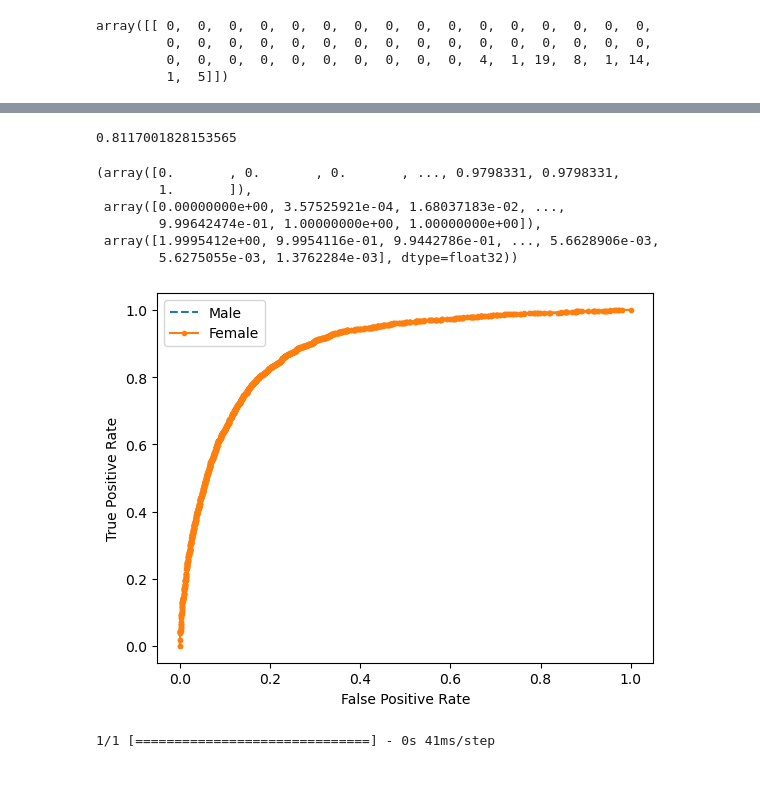
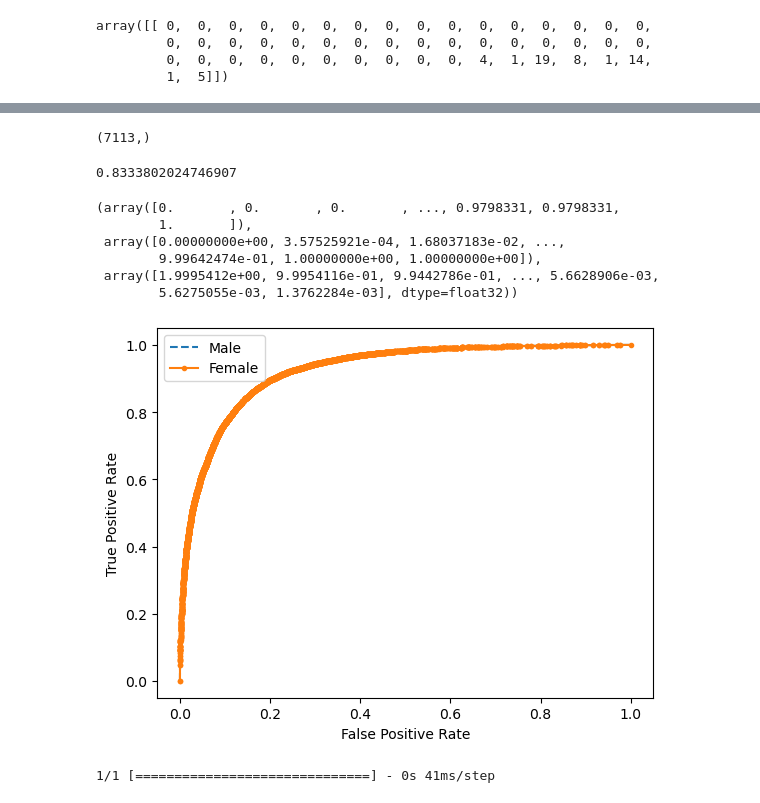
Before and after one commit to adiko225/Predict_sex, a Jupyter notebook: model_pred_sex.ipynb, the cells around one changed output, grey strips where cells are left out. Drawn from its saved outputs; the diff is of its cells as text; code cells hidden in the pictures.

```diff
--- a/model_pred_sex.ipynb
+++ b/model_pred_sex.ipynb
@@ -24,5 +24,6 @@ names.head()
 # %%
 alphabet=list(string.ascii_lowercase)
+alphabet=alphabet+[" "]
 # %%
 names["name"]=names["name"].str.lower()
 data=names.iloc[:, :2]
@@ -79,7 +88,7 @@ data.head()
 | 3 | margaret | 0 | [0, 0, 0, 0, 0, 0, 0, 0, 0, 0, 0,... |
 | 4 | helen | 0 | [0, 0, 0, 0, 0, 0, 0, 0, 0, 0, 0,... |
 # %%
-def lstm_model(num_alphabets=27, name_length=50, embedding_dim=256):
+def lstm_model(num_alphabets=28, name_length=50, embedding_dim=256):
     model = Sequential([
         Embedding(num_alphabets, embedding_dim, input_length=name_length),
         Bidirectional(LSTM(units=128, recurrent_dropout=0.2, dropout=0.2)),
@@ -93,7 +102,7 @@ def lstm_model(num_alphabets=27, name_length=50, embedding_dim=256):
     return model
 
 # Step 1: Instantiate the model
-model = lstm_model(num_alphabets=27, name_length=50, embedding_dim=256)
+model = lstm_model(num_alphabets=28, name_length=50, embedding_dim=256)
 # %%
 X =np.array(data["name_encoded"].tolist())
 y = data['gender'].values
@@ -176,5 +186,5 @@ array([[ 0,  0,  0,  0,  0,  0,  0,  0,  0,  0,  0,  0,  0,  0,  0,  0,
          0,  0,  0,  0,  0,  0,  0,  0,  0,  0,  4,  1, 19,  8,  1, 14,
          1,  5]])
 # %%
-test_pre=model.predict(X_test[1, :].reshape(1, 50))
+test_pre=model.predict(X_train)
 # %% [output]
@@ -200,13 +218,15 @@ sum(y_pred!=)
 # %%
 fin=lambda x: 1 if x>.5 else 0
 # %%
-type(y)
+y_pred.shape
+# %% [output]
+(7113,)
 # %%
 from sklearn.metrics import roc_curve, roc_auc_score, accuracy_score
 # %%
-accuracy_score(y_test, y_pred)
+accuracy_score(y_train, y_pred)
 # %% [output]
-0.8117001828153565
+0.8333802024746907
 # %%
 roc_curve(y_test, test_pre)
 # %% [output]
@@ -217,20 +237,20 @@ roc_curve(y_test, test_pre)
  array([1.9995412e+00, 9.9954116e-01, 9.9442786e-01, ..., 5.6628906e-03,
         5.6275055e-03, 1.3762284e-03], dtype=float32))
 # %%
-ns_fpr, ns_tpr, _ = roc_curve(y_test, test_pre)
-lr_fpr, lr_tpr, _ = roc_curve(y_test, test_pre)
+ns_fpr, ns_tpr, _ = roc_curve(y_train, test_pre)
+lr_fpr, lr_tpr, _ = roc_curve(y_train, test_pre)
 # plot the roc curve for the model
 plt.plot(ns_fpr, ns_tpr, linestyle='--', label='Male')
 plt.plot(lr_fpr, lr_tpr, marker='.', label='Female')
 # axis labels
 plt.xlabel('False Positive Rate')
 plt.ylabel('True Positive Rate')
 # show the legend
 plt.legend()
 # show the plot
 plt.show()
 # %% [output]
-[figure, old version]
+[figure, new version]
 # %%
 Junior=np.array(nametonum("aziz"))
 p=model.predict(Junior)
```
Also changed, not shown: parts of 21 cells of this notebook, 3 other files.
